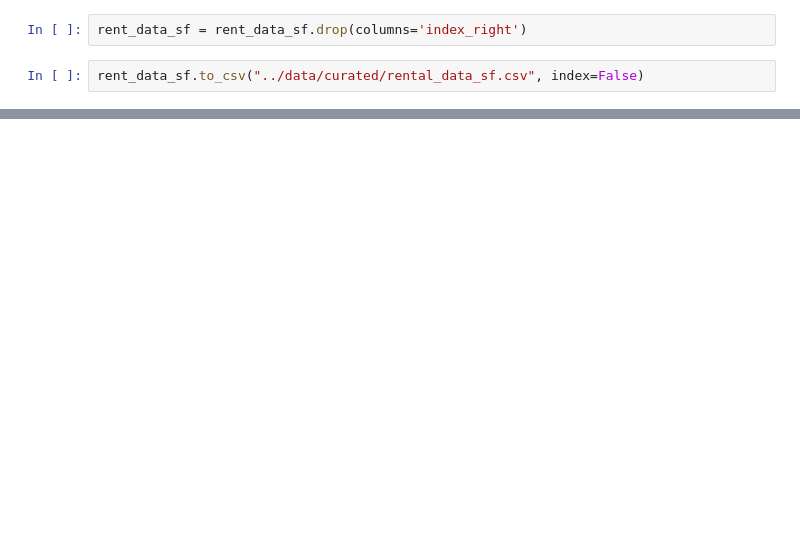
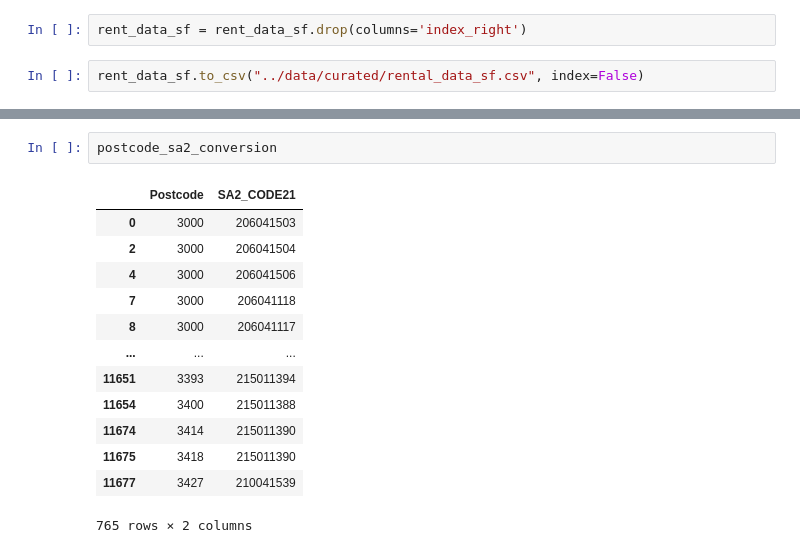
Before and after one commit to stephenmarcou/Real-Estate-Industry-Project, a Jupyter notebook: notebooks/rental_sa2.ipynb, the cells around one changed output, grey strips where cells are left out. Drawn from its saved outputs; the diff is of its cells as text; blank space fills up the shorter version.

```diff
--- a/notebooks/rental_sa2.ipynb
+++ b/notebooks/rental_sa2.ipynb
@@ -50,0 +92,16 @@ rent_data_sf.to_csv("../data/curated/rental_data_sf.csv", index=False)
+# %%
+postcode_sa2_conversion
+# %% [output]
+|  | Postcode | SA2_CODE21 |
+| 0 | 3000 | 206041503 |
+| 2 | 3000 | 206041504 |
+| 4 | 3000 | 206041506 |
+| 7 | 3000 | 206041118 |
+| 8 | 3000 | 206041117 |
+| ... | ... | ... |
+| 11651 | 3393 | 215011394 |
+| 11654 | 3400 | 215011388 |
+| 11674 | 3414 | 215011390 |
+| 11675 | 3418 | 215011390 |
+| 11677 | 3427 | 210041539 |
+765 rows × 2 columns
```
Also changed, not shown: parts of 11 cells of this notebook, 3 other files.
